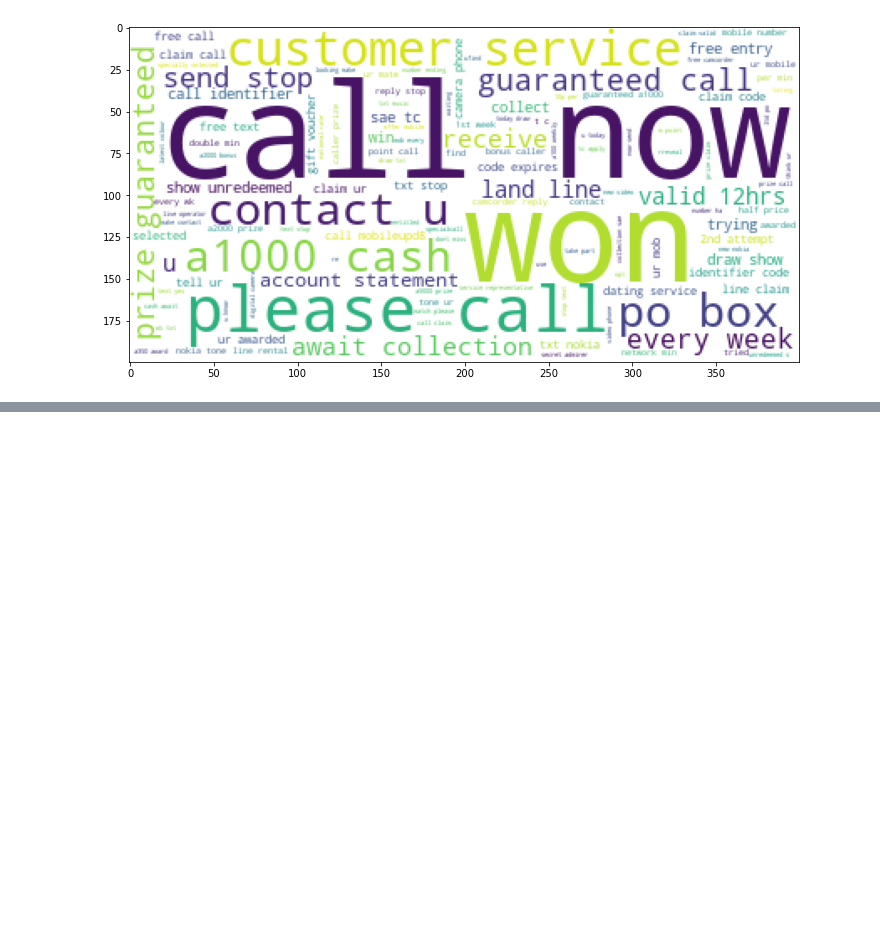
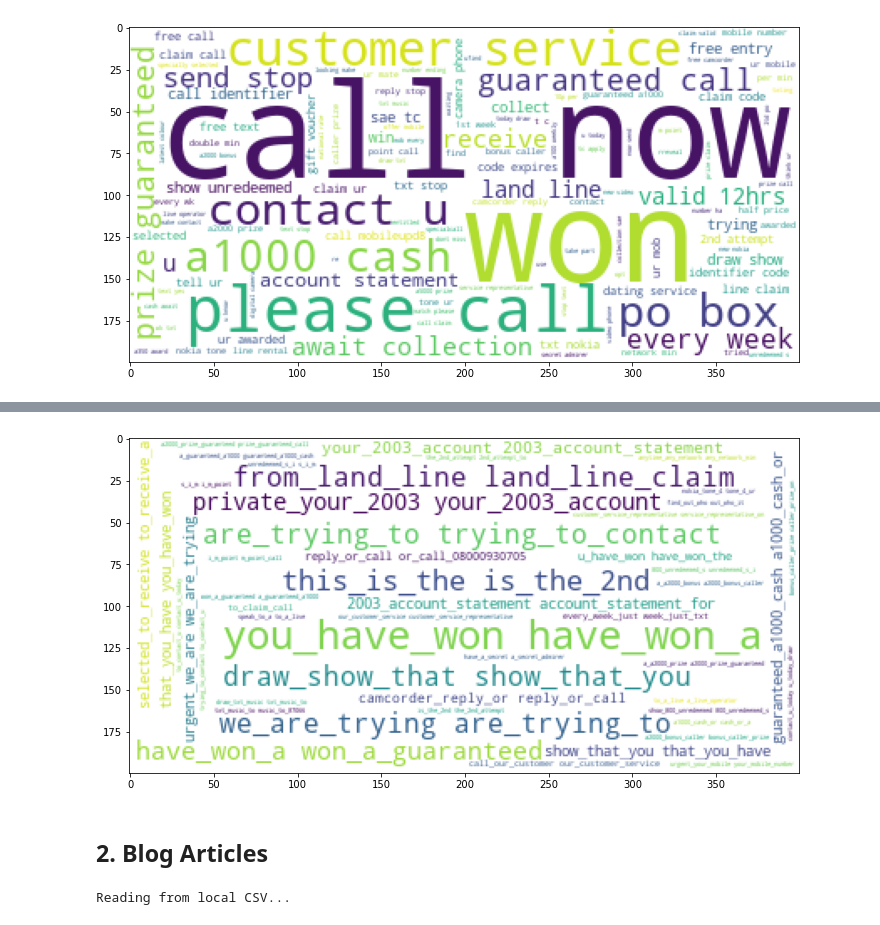
Before and after one commit to DanielFordHUB/natural_language_processing, a Jupyter notebook: explore.ipynb, the cells around one changed output, grey strips where cells are left out. Cells and saved outputs as stored; diff of their text form; code cells hidden in the pictures; blank space fills up the shorter version.

```diff
--- a/explore.ipynb
+++ b/explore.ipynb
@@ -236,0 +308,16 @@ plt.show()
+# %%
+# spam_tris
+plt.figure(figsize=(12,8))
+img = WordCloud(background_color='white').generate(' '.join(spam_tris))
+plt.imshow(img)
+plt.show()
+# %% [output]
+[figure, added]
+# %% [markdown]
+## 2. Blog Articles
+# %%
+df = acquire.get_blog_articles()
+df = prepare.nlp_prep(df)
+blog_words = ' '.join(df.clean)
+# %% [output]
+Reading from local CSV...
```
Also changed, not shown: parts of 29 cells of this notebook, 1 other file.
